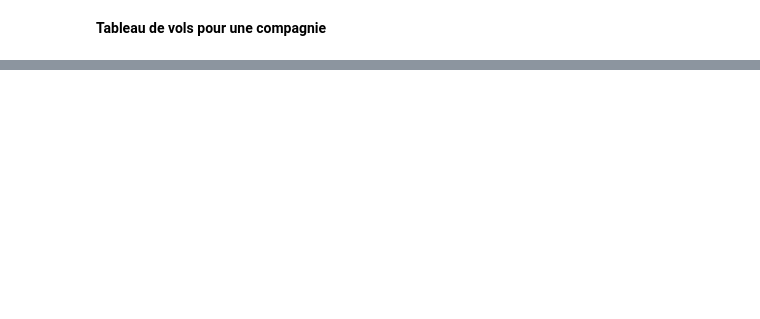
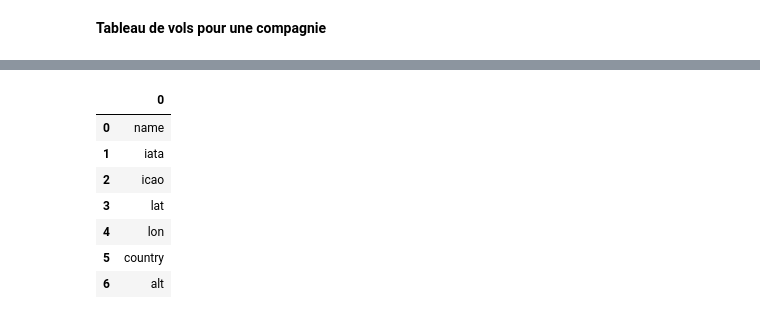
Before and after one commit to annevogel13/lifradaravion, a Jupyter notebook: Test_FlightRadarAPI_Loris.ipynb, the cells around one changed output, grey strips where cells are left out. Saved outputs shown, nothing was run; the diff lists cells and outputs as text; code cells hidden in the pictures; blank space fills up the shorter version.

```diff
--- a/Test_FlightRadarAPI_Loris.ipynb
+++ b/Test_FlightRadarAPI_Loris.ipynb
@@ -133,0 +282,13 @@ titles = [1,2,3,4,5,6,8,9,10,11,12,13,14,15,16,17,18,19]
+# %%
+value_list_dict = list(airports.values)[1][1].keys()
+list_valeurs = pd.DataFrame.from_dict(value_list_dict)
+list_valeurs
+# %% [output]
+|  | 0 |
+| 0 | name |
+| 1 | iata |
+| 2 | icao |
+| 3 | lat |
+| 4 | lon |
+| 5 | country |
+| 6 | alt |
```
Also changed, not shown: parts of 35 cells of this notebook, 2 other files.
